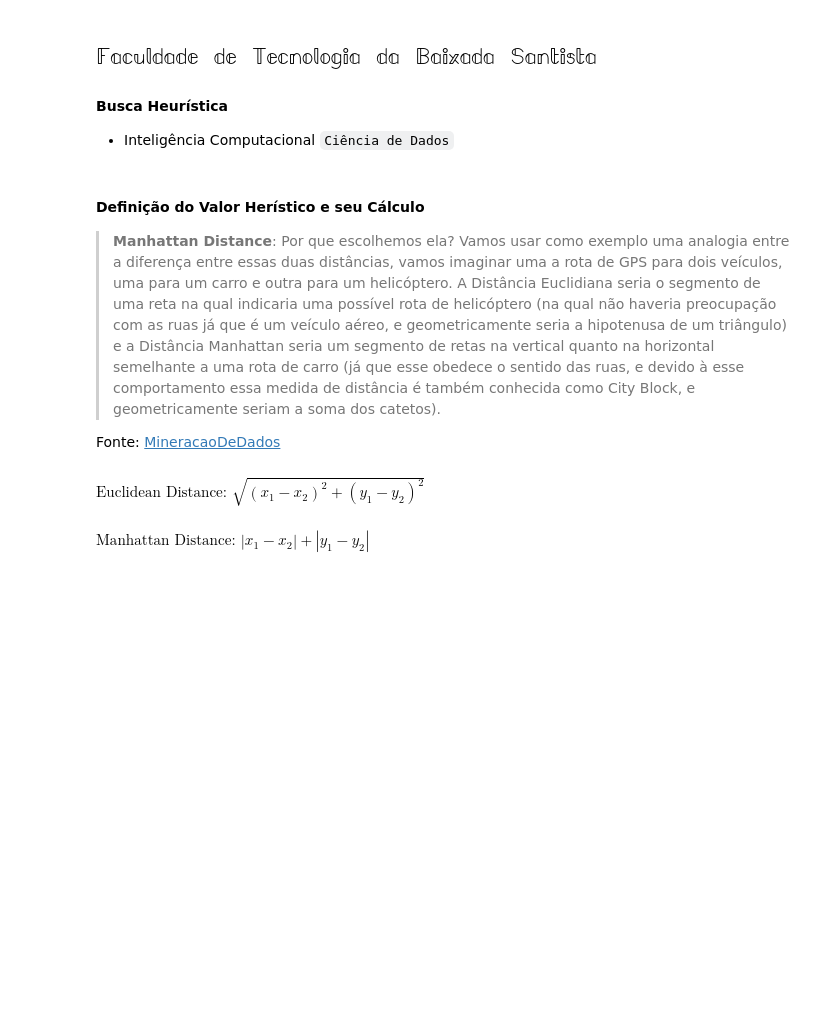
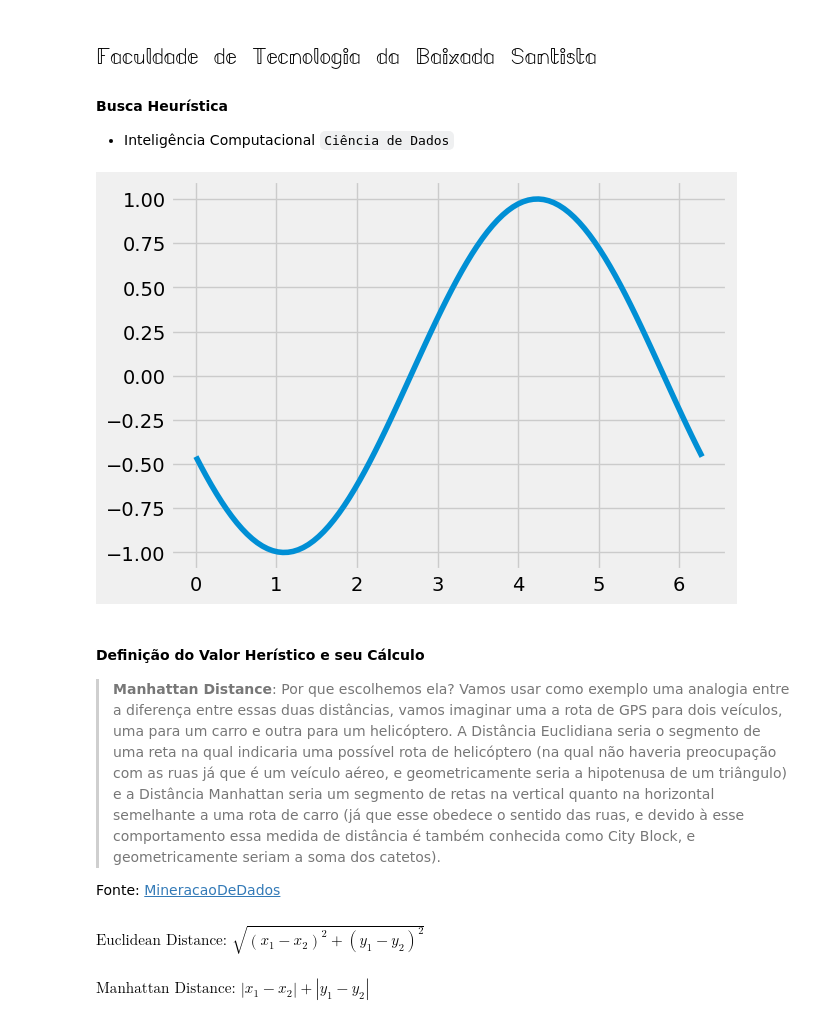
Before and after one commit to gabrielluizone/FirstCode, a Jupyter notebook: heuristic-search.ipynb, the cells around one changed output. Cells and saved outputs as stored; diff of their text form; code cells hidden in the pictures; blank space fills up the shorter version.

```diff
--- a/heuristic-search.ipynb
+++ b/heuristic-search.ipynb
@@ -4,6 +4,34 @@
 ## $\mathbb{Faculdade\textbf{ }de\textbf{ }Tecnologia\textbf{ }da\textbf{ }Baixada \textbf{ }Santista}$
 #### **Busca Heurística**
 - Inteligência Computacional `Ciência de Dados`
+# %%
+import numpy as np
+import matplotlib.pyplot as plt
+from matplotlib.animation import FuncAnimation
+
+# Criação da figura
+fig, ax = plt.subplots()
+
+# Dados iniciais
+x = np.linspace(0, 2*np.pi, 100)
+y = np.sin(x)
+
+# Criação do gráfico inicial
+linha, = ax.plot(x, y)
+
+# Função de atualização
+def update(num):
+    y = np.sin(x + num/10.0)
+    linha.set_ydata(y)
+    return linha,
+
+# Criação da animação
+ani = FuncAnimation(fig, update, frames=100, interval=100, blit=True)
+
+# Salvar a animação como um GIF
+ani.save('animação.gif', writer='imagemagick')
+# %% [output]
+[figure, added]
 # %%
 from IPython.display import clear_output
 import numpy as np
```
Also changed, not shown: parts of 8 cells of this notebook.
